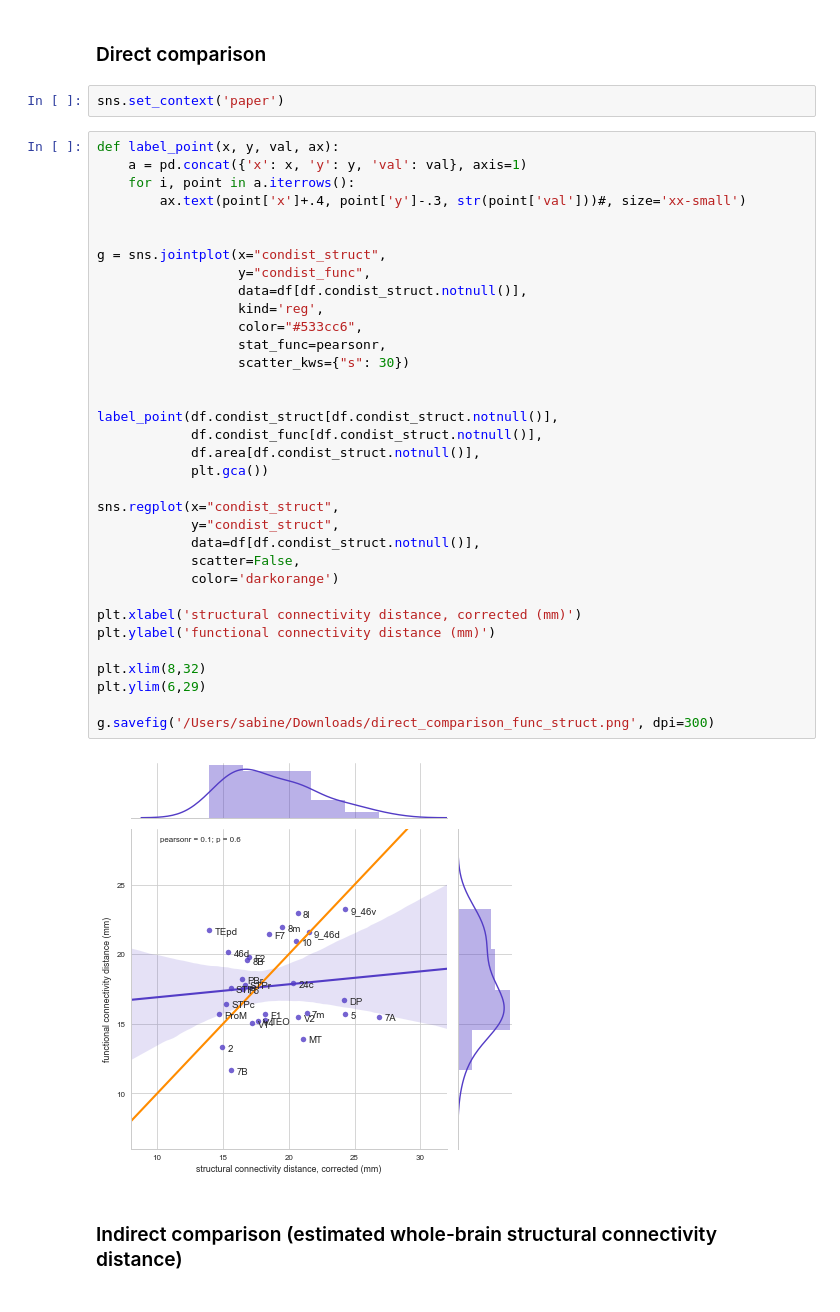
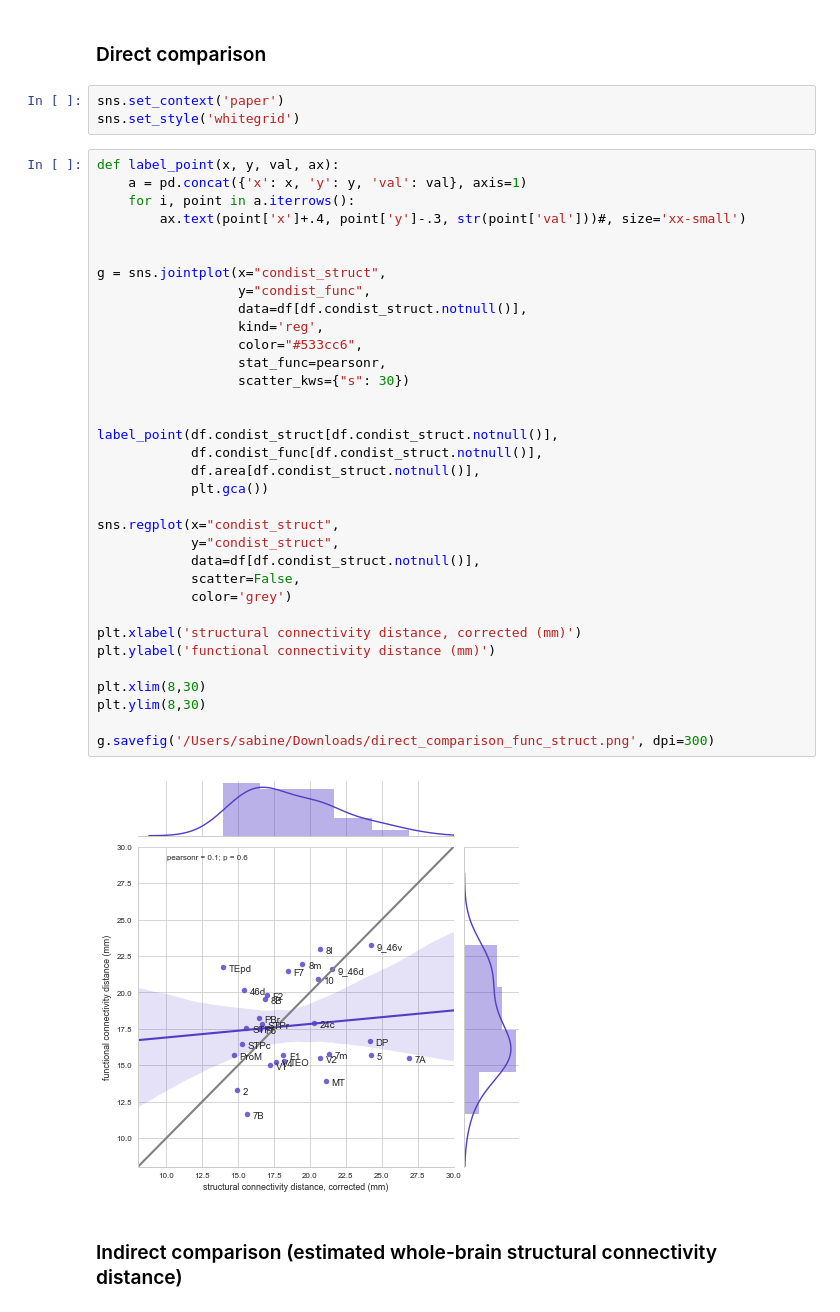
Before and after one commit to soligschlager/distconnect_macaque, a Jupyter notebook: 4_combined.ipynb, the cells around one changed output. Saved outputs shown, nothing was run; the diff lists cells and outputs as text.

Commit message:
changed reference line and layout of figures

```diff
--- a/4_combined.ipynb
+++ b/4_combined.ipynb
@@ -115,42 +115,43 @@ df = df_func[df_func.area!='???'].merge(df_struct, how='left', on='area', suffix
 ### Direct comparison
 # %%
 sns.set_context('paper')
+sns.set_style('whitegrid')
 # %%
 def label_point(x, y, val, ax):
     a = pd.concat({'x': x, 'y': y, 'val': val}, axis=1)
     for i, point in a.iterrows():
         ax.text(point['x']+.4, point['y']-.3, str(point['val']))#, size='xx-small')
 
 
 g = sns.jointplot(x="condist_struct",
                   y="condist_func",
                   data=df[df.condist_struct.notnull()],
                   kind='reg',
                   color="#533cc6",
                   stat_func=pearsonr,
                   scatter_kws={"s": 30})
 
 
 label_point(df.condist_struct[df.condist_struct.notnull()],
             df.condist_func[df.condist_struct.notnull()],
             df.area[df.condist_struct.notnull()],
             plt.gca())
 
 sns.regplot(x="condist_struct",
             y="condist_struct",
             data=df[df.condist_struct.notnull()],
             scatter=False,
-            color='darkorange')
+            color='grey')
 
 plt.xlabel('structural connectivity distance, corrected (mm)')
 plt.ylabel('functional connectivity distance (mm)')
 
-plt.xlim(8,32)
-plt.ylim(6,29)
+plt.xlim(8,30)
+plt.ylim(8,30)
 
 g.savefig('/Users/sabine/Downloads/direct_comparison_func_struct.png', dpi=300)
 # %% [output]
-[figure, old version]
+[figure, new version]
 # %% [markdown]
 ### Indirect comparison (estimated whole-brain structural connectivity distance)
 # %%
```
Also changed, not shown: parts of 1 cell of this notebook.
